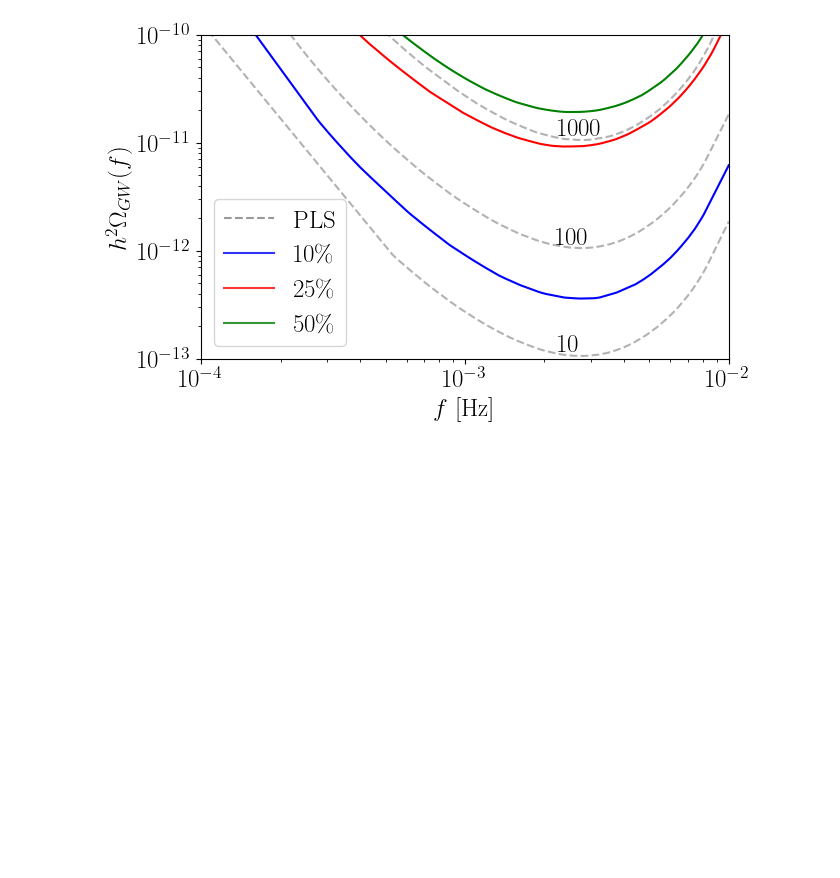
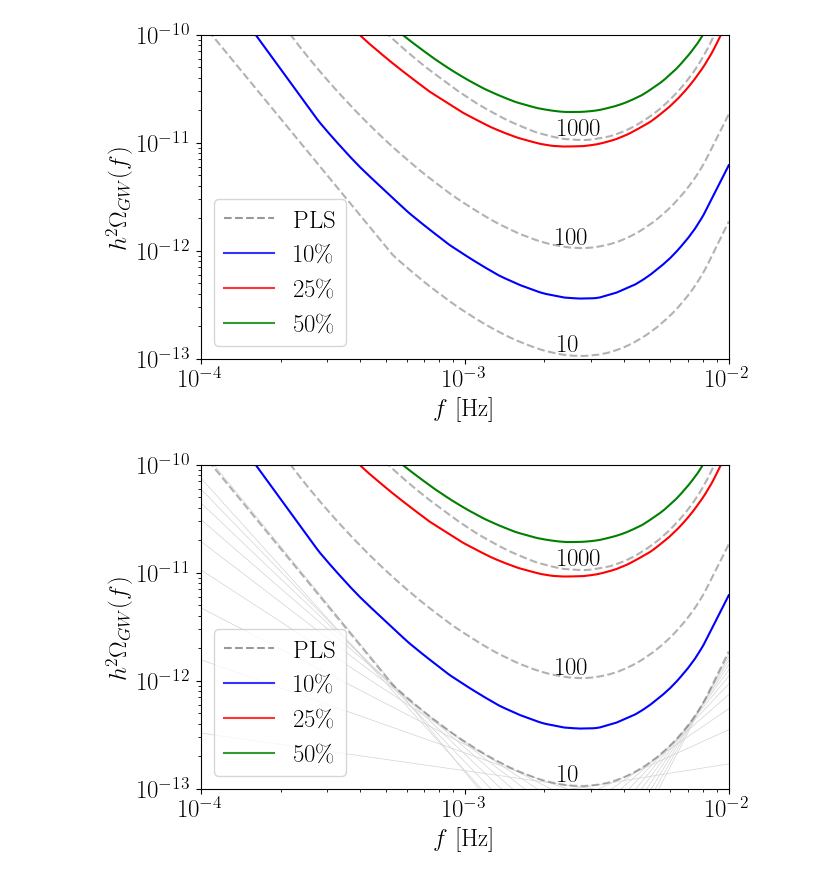
Before and after one commit to RiccardoBuscicchio/BPLS-data-release, a Jupyter notebook: notebooks/jupyter/Figure1a.ipynb, the cells around one changed output. Saved outputs shown, nothing was run; the diff lists cells and outputs as text; code cells hidden in the pictures; blank space fills up the shorter version.

```diff
--- a/notebooks/jupyter/Figure1a.ipynb
+++ b/notebooks/jupyter/Figure1a.ipynb
@@ -132,3 +133,46 @@ plt.xlim(10**-4,10**-2)
 plt.savefig('../../plots/pls_nu.pdf', bbox_inches='tight')
 # %% [output]
 [figure]
+# %%
+nu = [10, 20, 50]
+bounds = [0.5, 1, 2]
+rho = [10, 100, 1000]
+
+plt.figure(figsize=rect_size)
+
+for i, (gamma, A) in enumerate(zip(x_coords[0],y_coords[0])):
+    if i%50 == 0:
+        pls = 0.67**2 * 10**A*(freq/f0)**gamma
+        plt.loglog(freq, pls, 'lightgrey', lw=0.5)
+
+for i in range(len(bounds)):
+    if bounds[i] == 1:
+        plt.loglog(freq, pls_bayes_10[i][:],'b')
+        plt.loglog(freq, pls_bayes_8[i][:],'r')
+        plt.loglog(freq, pls_bayes_7[i][:],'g')
+for i in range(len(rho)):
+    if rho[i] == 10:
+        ind = np.argmin( pls_snr_10_[i][:])
+        plt.loglog(freq, pls_snr_10_[i][:], 'k--',label = 'SNR = %.1f'%rho[i], alpha = 0.3)
+        plt.annotate("10", xy=(freq[ind],  pls_snr_10_[i][ind]), xytext=(0.8*freq[ind], 1.1*pls_snr_10_[i][ind]))
+    if rho[i] == 100:
+        ind = np.argmin( pls_snr_10_[i][:])
+        plt.loglog(freq, pls_snr_10_[i][:], 'k--',label = 'SNR = %.1f'%rho[i], alpha = 0.3)
+        plt.annotate("100", xy=(freq[ind],  pls_snr_10_[i][ind]), xytext=(0.8*freq[ind], 1.1*pls_snr_10_[i][ind]))
+    if rho[i] == 1000:
+        ind = np.argmin( pls_snr_10_[i][:])
+        plt.annotate("1000", xy=(freq[ind],  pls_snr_10_[i][ind]), xytext=(0.8*freq[ind], 1.1*pls_snr_10_[i][ind]))
+        plt.loglog(freq, pls_snr_10_[i][:], 'k--',label = 'SNR = %.1f'%rho[i], alpha = 0.3)
+
+ck = mlines.Line2D([], [], color='grey', alpha = 0.8, label = r'PLS', linestyle='dashed')
+cb = mlines.Line2D([], [], color='b', alpha = 0.8, label = r'$10 \%$', linestyle='-')
+cr = mlines.Line2D([], [], color='r', alpha = 0.8, label = r'$25 \%$', linestyle='-')
+cg = mlines.Line2D([], [], color='g', alpha = 0.8, label = r'$50\%$', linestyle='-')
+leg = plt.legend(handles=[ck, cb, cr, cg], loc='best')
+plt.xlabel('$f$ [Hz]')
+plt.ylabel(r'$h^2\Omega_{GW}(f)$')
+plt.ylim(10**-13,10**-10)
+plt.xlim(10**-4,10**-2)
+plt.savefig('../../plots/pls_nu_with.pdf', bbox_inches='tight')
+# %% [output]
+[figure, added]
```
Also changed, not shown: parts of 1 cell of this notebook.
